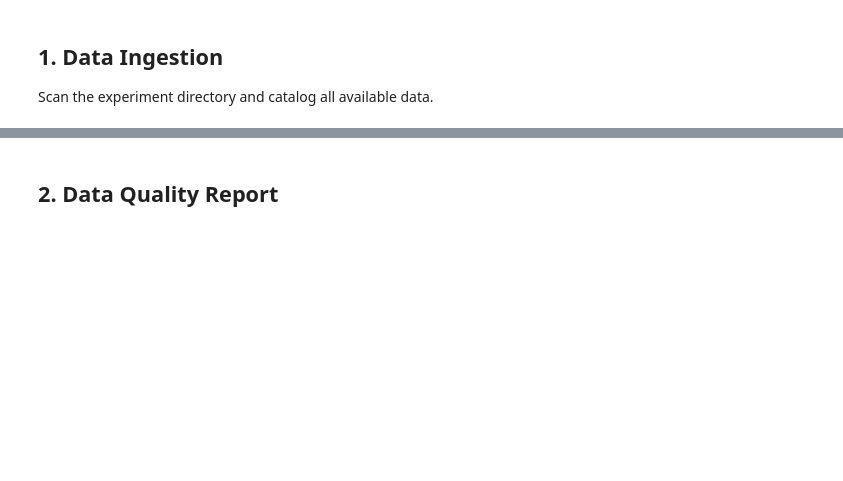
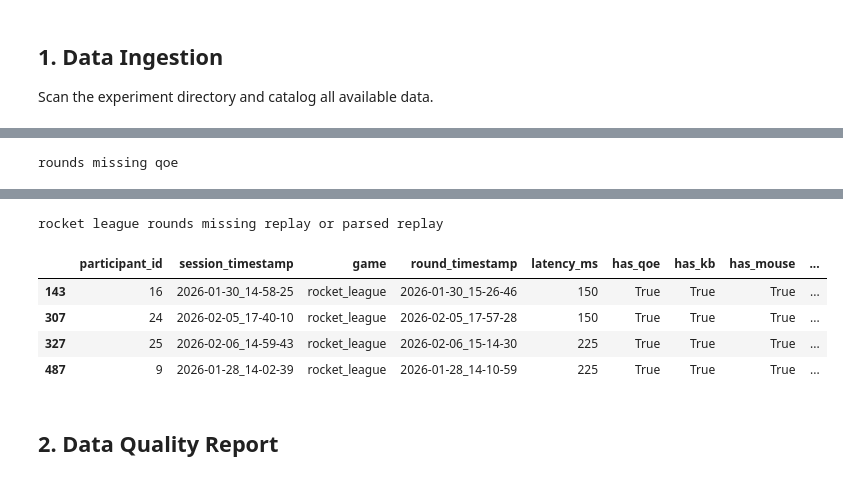
Before and after one commit to FelixNgFender/fpsci-harness, a Jupyter notebook: analysis/data_processing.ipynb, the cells around one changed output, grey strips where cells are left out. Cells and saved outputs as stored; diff of their text form; code cells hidden in the pictures; blank space fills up the shorter version.

```diff
--- a/analysis/data_processing.ipynb
+++ b/analysis/data_processing.ipynb
@@ -151,0 +239,16 @@ Games: ['dave_the_diver', 'feeding_frenzy', 'fitts_law', 'half_life_2', 'rocket_
+# %%
+print("rounds missing qoe")
+display(
+    inventory_df.query(
+        "missing_qoe"
+    )
+)
+print("rocket league rounds missing replay or parsed replay")
+display(
+    inventory_df.query(
+        "game == 'rocket_league' and (rl_missing_replay or rl_missing_replay_json)"
+    )
+)
+print
+# %% [output]
+rounds missing qoe
@@ -152,2 +257,8 @@ Games: ['dave_the_diver', 'feeding_frenzy', 'fitts_law', 'half_life_2', 'rocket_
+rocket league rounds missing replay or parsed replay
+|  | participant_id | session_timestamp | game | round_timestamp | latency_ms | has_qoe | has_kb | has_mouse | ... |
+| 143 | 16 | 2026-01-30_14-58-25 | rocket_league | 2026-01-30_15-26-46 | 150 | True | True | True | ... |
+| 307 | 24 | 2026-02-05_17-40-10 | rocket_league | 2026-02-05_17-57-28 | 150 | True | True | True | ... |
+| 327 | 25 | 2026-02-06_14-59-43 | rocket_league | 2026-02-06_15-14-30 | 225 | True | True | True | ... |
+| 487 | 9 | 2026-01-28_14-02-39 | rocket_league | 2026-01-28_14-10-59 | 225 | True | True | True | ... |
 # %% [markdown]
 ## 2. Data Quality Report
```
Also changed, not shown: parts of 8 cells of this notebook, 2 other files.
